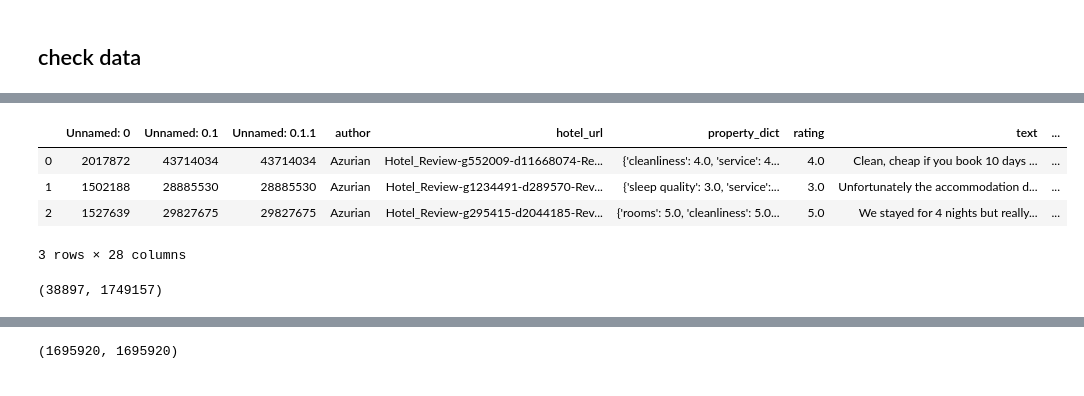
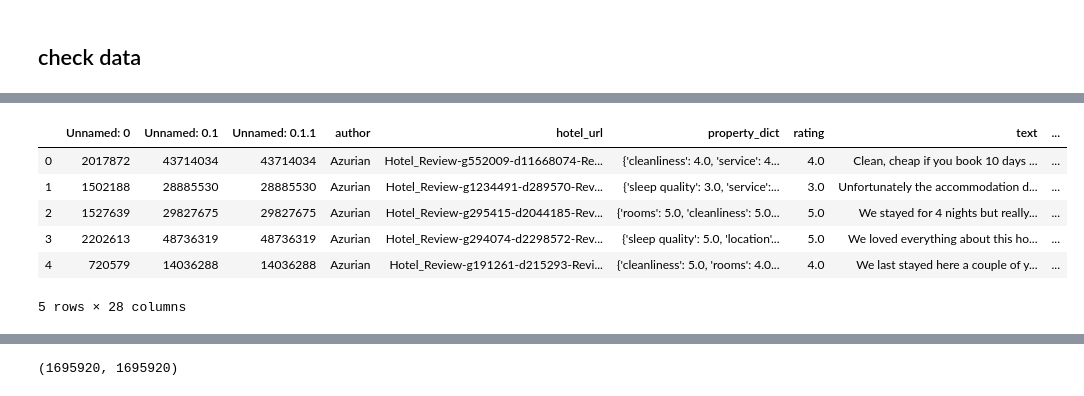
Before and after one commit to Saibo-creator/Text-Summrize-Project, a Jupyter notebook: datasets/original_csv_data/data_check.ipynb, the cells around one changed output, grey strips where cells are left out. Saved outputs shown, nothing was run; the diff lists cells and outputs as text; code cells hidden in the pictures.

```diff
--- a/datasets/original_csv_data/data_check.ipynb
+++ b/datasets/original_csv_data/data_check.ipynb
@@ -231,0 +195,29 @@ df.to_json('../review_filtered.json',orient='records')
+# %%
+def groupByAspect(split):
+    split_sentence=split[['hotel_url','text','text_filtered_per_sentence']].explode('text_filtered_per_sentence')
+    split_aspect=split[['hotel_url','text','aspect_filtered_per_sentence']].explode('aspect_filtered_per_sentence')
+    split_sentence.reset_index(drop=True,inplace=True)
+    split_aspect.reset_index(drop=True,inplace=True)
+    split_exploded=split_aspect.join(split_sentence[['text_filtered_per_sentence']])
+
+    grouped=pd.DataFrame(split_exploded.groupby(['hotel_url','aspect_filtered_per_sentence'])['text_filtered_per_sentence'].apply(list))
+    grouped.reset_index(inplace=True)
+    grouped['text_filtered_per_sentence']=grouped['text_filtered_per_sentence'].apply(lambda data: [data[x:x+5] for x in range(0, len(data), 5)])
+    grouped.head()
+
+    grouped=grouped.explode('text_filtered_per_sentence').reset_index()
+    grouped['text']=grouped['text_filtered_per_sentence'].apply(lambda x:''.join(x))
+    grouped=grouped.rename(columns={'hotel_url':'hotel_url_original'})
+    grouped['hotel_url']=grouped['hotel_url_original']
+    grouped=grouped[['index', 'hotel_url', 'aspect_filtered_per_sentence',
+           'text_filtered_per_sentence', 'text','hotel_url_original']]
+
+    grouped['hotel_url']='aspect '+grouped['aspect_filtered_per_sentence'].apply(str)+' '+grouped['hotel_url_original']
+    return grouped
+# %%
+"executed in 14m 6s"
+
+test=groupByAspect(test)
+train=groupByAspect(train)
+dev=groupByAspect(dev)
+test.head()
@@ -232,12 +231,14 @@ df.to_json('../review_filtered.json',orient='records')
+# %%
+test['rating']=-1
+train['rating']=-1
+dev['rating']=-1
 # %%
-test.head(3)
+test.head()
 # %% [output]
 |  | Unnamed: 0 | Unnamed: 0.1 | Unnamed: 0.1.1 | author | hotel_url | property_dict | rating | text | ... |
 | 0 | 2017872 | 43714034 | 43714034 | Azurian | Hotel_Review-g552009-d11668074-Re... | {'cleanliness': 4.0, 'service': 4... | 4.0 | Clean, cheap if you book 10 days ... | ... |
 | 1 | 1502188 | 28885530 | 28885530 | Azurian | Hotel_Review-g1234491-d289570-Rev... | {'sleep quality': 3.0, 'service':... | 3.0 | Unfortunately the accommodation d... | ... |
 | 2 | 1527639 | 29827675 | 29827675 | Azurian | Hotel_Review-g295415-d2044185-Rev... | {'rooms': 5.0, 'cleanliness': 5.0... | 5.0 | We stayed for 4 nights but really... | ... |
+| 3 | 2202613 | 48736319 | 48736319 | Azurian | Hotel_Review-g294074-d2298572-Rev... | {'sleep quality': 5.0, 'location'... | 5.0 | We loved everything about this ho... | ... |
+| 4 | 720579 | 14036288 | 14036288 | Azurian | Hotel_Review-g191261-d215293-Revi... | {'cleanliness': 5.0, 'rooms': 4.0... | 4.0 | We last stayed here a couple of y... | ... |
-3 rows × 28 columns
+5 rows × 28 columns
-# %%
-len(train['hotel_url'].unique()),len(train),
-# %% [output]
-(38897, 1749157)
```
Also changed, not shown: parts of 39 cells of this notebook, 35 other files.
